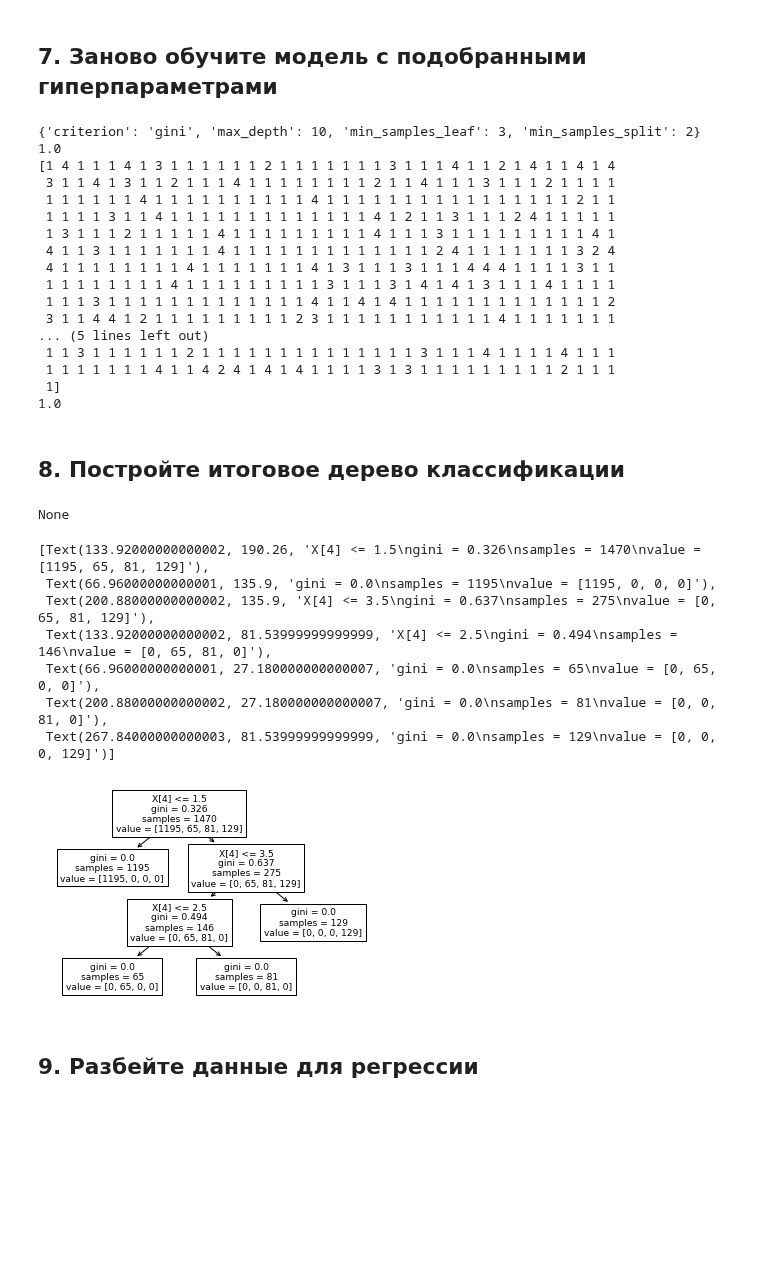
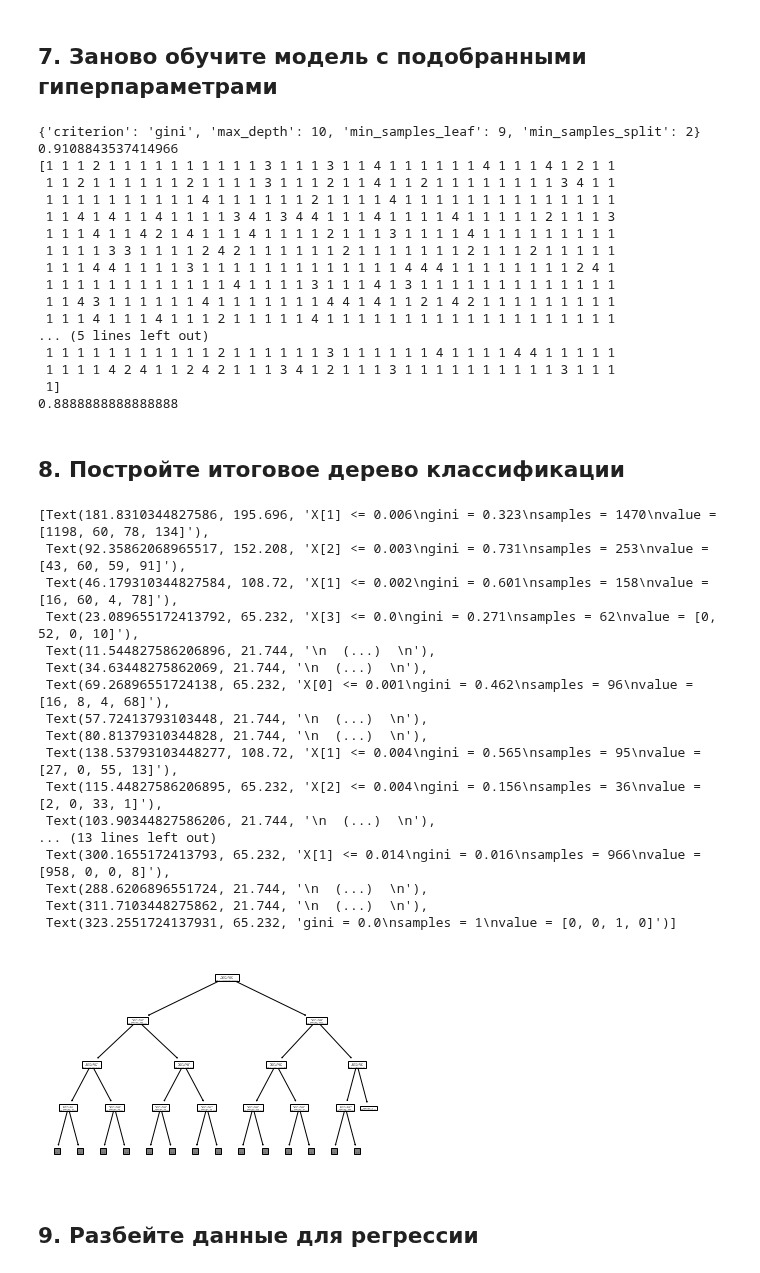
Before and after one commit to Teosof/mlearning, a Jupyter notebook: lab3/Liskunov_Roman_lab3.ipynb, the cells around one changed output. Drawn from its saved outputs; the diff is of its cells as text; code cells hidden in the pictures; blank space fills up the shorter version.

```diff
--- a/lab3/Liskunov_Roman_lab3.ipynb
+++ b/lab3/Liskunov_Roman_lab3.ipynb
@@ -47,6 +47,9 @@ regression: DataFrame = DataFrame(
         header=0
     )
 )
+# %%
+x = transformators.drop('label', axis=1)
+y = transformators.label
 # %% [markdown]
 ## 2. Отобразите несколько первых и несколько последних записей.
 # %%
@@ -75,12 +78,12 @@ print(regression.tail())
 # %% [markdown]
 ## 3. Разбейте данные для классификации
 # %%
-transformators_train, transformators_test = train_test_split(transformators, test_size=0.3, train_size=0.7)
+x_train, x_test, y_train, y_test = train_test_split(x, y, test_size=0.3, train_size=0.7)
 # %% [markdown]
 ## 4. Примените алгоритм дерева решений
 # %%
 clf: DecisionTreeClassifier = DecisionTreeClassifier()
-clf.fit(transformators_train, transformators_train.label)
+clf.fit(x_train, y_train)
 # %% [output]
 DecisionTreeClassifier()
 # %% [markdown]
@@ -154,49 +139,57 @@ GridSearchCV(cv=5, estimator=DecisionTreeClassifier(),
 # %%
 print(gs_result.best_params_)
 print(gs_result.best_score_)
-print(gs_result.predict(transformators_test))
+print(gs_result.predict(x_test))
 
-y_true = transformators_test.label
-y_pred = gs_result.predict(transformators_test)
-print(accuracy_score(test, pred, normalize=True))
+test = y_test
+pred = gs_result.predict(x_test)
+print(accuracy_score(y_test, pred, normalize=True))
 # %% [output]
-{'criterion': 'gini', 'max_depth': 10, 'min_samples_leaf': 3, 'min_samples_split': 2}
-1.0
-[1 4 1 1 1 4 1 3 1 1 1 1 1 1 2 1 1 1 1 1 1 1 3 1 1 1 4 1 1 2 1 4 1 1 4 1 4
- 3 1 1 4 1 3 1 1 2 1 1 1 4 1 1 1 1 1 1 1 1 2 1 1 4 1 1 1 3 1 1 1 2 1 1 1 1
- 1 1 1 1 1 1 4 1 1 1 1 1 1 1 1 1 1 4 1 1 1 1 1 1 1 1 1 1 1 1 1 1 1 1 2 1 1
- 1 1 1 1 3 1 1 4 1 1 1 1 1 1 1 1 1 1 1 1 1 4 1 2 1 1 3 1 1 1 2 4 1 1 1 1 1
- 1 3 1 1 1 2 1 1 1 1 1 4 1 1 1 1 1 1 1 1 1 4 1 1 1 3 1 1 1 1 1 1 1 1 1 4 1
- 4 1 1 3 1 1 1 1 1 1 1 4 1 1 1 1 1 1 1 1 1 1 1 1 1 2 4 1 1 1 1 1 1 1 3 2 4
- 4 1 1 1 1 1 1 1 1 4 1 1 1 1 1 1 1 4 1 3 1 1 1 3 1 1 1 4 4 4 1 1 1 1 3 1 1
- 1 1 1 1 1 1 1 1 4 1 1 1 1 1 1 1 1 1 3 1 1 1 3 1 4 1 4 1 3 1 1 1 4 1 1 1 1
- 1 1 1 3 1 1 1 1 1 1 1 1 1 1 1 1 1 4 1 1 4 1 4 1 1 1 1 1 1 1 1 1 1 1 1 1 2
- 3 1 1 4 4 1 2 1 1 1 1 1 1 1 1 1 2 3 1 1 1 1 1 1 1 1 1 1 1 4 1 1 1 1 1 1 1
+{'criterion': 'gini', 'max_depth': 10, 'min_samples_leaf': 9, 'min_samples_split': 2}
+0.9108843537414966
+[1 1 1 2 1 1 1 1 1 1 1 1 1 1 3 1 1 1 3 1 1 4 1 1 1 1 1 1 4 1 1 1 4 1 2 1 1
+ 1 1 2 1 1 1 1 1 1 2 1 1 1 1 3 1 1 1 2 1 1 4 1 1 2 1 1 1 1 1 1 1 1 3 4 1 1
+ 1 1 1 1 1 1 1 1 1 1 4 1 1 1 1 1 1 2 1 1 1 1 4 1 1 1 1 1 1 1 1 1 1 1 1 1 1
+ 1 1 4 1 4 1 1 4 1 1 1 1 3 4 1 3 4 4 1 1 1 4 1 1 1 1 4 1 1 1 1 1 2 1 1 1 3
+ 1 1 1 4 1 1 4 2 1 4 1 1 1 4 1 1 1 1 2 1 1 1 3 1 1 1 1 4 1 1 1 1 1 1 1 1 1
+ 1 1 1 1 3 3 1 1 1 1 2 4 2 1 1 1 1 1 1 2 1 1 1 1 1 1 1 2 1 1 1 2 1 1 1 1 1
+ 1 1 1 4 4 1 1 1 1 3 1 1 1 1 1 1 1 1 1 1 1 1 1 4 4 4 1 1 1 1 1 1 1 1 2 4 1
+ 1 1 1 1 1 1 1 1 1 1 1 1 4 1 1 1 1 3 1 1 1 4 1 3 1 1 1 1 1 1 1 1 1 1 1 1 1
+ 1 1 4 3 1 1 1 1 1 1 4 1 1 1 1 1 1 1 4 4 1 4 1 1 2 1 4 2 1 1 1 1 1 1 1 1 1
+ 1 1 1 4 1 1 1 4 1 1 1 2 1 1 1 1 1 4 1 1 1 1 1 1 1 1 1 1 1 1 1 1 1 1 1 1 1
 ... (5 lines left out)
- 1 1 3 1 1 1 1 1 1 2 1 1 1 1 1 1 1 1 1 1 1 1 1 1 3 1 1 1 4 1 1 1 1 4 1 1 1
- 1 1 1 1 1 1 1 4 1 1 4 2 4 1 4 1 4 1 1 1 1 3 1 3 1 1 1 1 1 1 1 1 1 2 1 1 1
+ 1 1 1 1 1 1 1 1 1 1 1 2 1 1 1 1 1 1 3 1 1 1 1 1 1 4 1 1 1 1 4 4 1 1 1 1 1
+ 1 1 1 1 4 2 4 1 1 2 4 2 1 1 1 3 4 1 2 1 1 1 3 1 1 1 1 1 1 1 1 1 1 3 1 1 1
  1]
-1.0
+0.8888888888888888
 # %% [markdown]
 ## 8. Постройте итоговое дерево классификации
 # %%
 graph = export_graphviz(
     clf,
     out_file =  "data/transformators.dot",
     filled = True,
     rounded = True
 )
-print(graph)
-tree.plot_tree(clf)
+plot_tree(clf, max_depth=3)
 # %% [output]
-None
+[Text(181.8310344827586, 195.696, 'X[1] <= 0.006\ngini = 0.323\nsamples = 1470\nvalue = [1198, 60, 78, 134]'),
+ Text(92.35862068965517, 152.208, 'X[2] <= 0.003\ngini = 0.731\nsamples = 253\nvalue = [43, 60, 59, 91]'),
+ Text(46.179310344827584, 108.72, 'X[1] <= 0.002\ngini = 0.601\nsamples = 158\nvalue = [16, 60, 4, 78]'),
+ Text(23.089655172413792, 65.232, 'X[3] <= 0.0\ngini = 0.271\nsamples = 62\nvalue = [0, 52, 0, 10]'),
+ Text(11.544827586206896, 21.744, '\n  (...)  \n'),
+ Text(34.63448275862069, 21.744, '\n  (...)  \n'),
+ Text(69.26896551724138, 65.232, 'X[0] <= 0.001\ngini = 0.462\nsamples = 96\nvalue = [16, 8, 4, 68]'),
+ Text(57.72413793103448, 21.744, '\n  (...)  \n'),
+ Text(80.81379310344828, 21.744, '\n  (...)  \n'),
+ Text(138.53793103448277, 108.72, 'X[1] <= 0.004\ngini = 0.565\nsamples = 95\nvalue = [27, 0, 55, 13]'),
+ Text(115.44827586206895, 65.232, 'X[2] <= 0.004\ngini = 0.156\nsamples = 36\nvalue = [2, 0, 33, 1]'),
+ Text(103.90344827586206, 21.744, '\n  (...)  \n'),
+... (13 lines left out)
+ Text(300.1655172413793, 65.232, 'X[1] <= 0.014\ngini = 0.016\nsamples = 966\nvalue = [958, 0, 0, 8]'),
+ Text(288.6206896551724, 21.744, '\n  (...)  \n'),
+ Text(311.7103448275862, 21.744, '\n  (...)  \n'),
+ Text(323.2551724137931, 65.232, 'gini = 0.0\nsamples = 1\nvalue = [0, 0, 1, 0]')]
-[Text(133.92000000000002, 190.26, 'X[4] <= 1.5\ngini = 0.326\nsamples = 1470\nvalue = [1195, 65, 81, 129]'),
- Text(66.96000000000001, 135.9, 'gini = 0.0\nsamples = 1195\nvalue = [1195, 0, 0, 0]'),
- Text(200.88000000000002, 135.9, 'X[4] <= 3.5\ngini = 0.637\nsamples = 275\nvalue = [0, 65, 81, 129]'),
- Text(133.92000000000002, 81.53999999999999, 'X[4] <= 2.5\ngini = 0.494\nsamples = 146\nvalue = [0, 65, 81, 0]'),
- Text(66.96000000000001, 27.180000000000007, 'gini = 0.0\nsamples = 65\nvalue = [0, 65, 0, 0]'),
- Text(200.88000000000002, 27.180000000000007, 'gini = 0.0\nsamples = 81\nvalue = [0, 0, 81, 0]'),
- Text(267.84000000000003, 81.53999999999999, 'gini = 0.0\nsamples = 129\nvalue = [0, 0, 0, 129]')]
-[figure, old version]
+[figure, new version]
 # %% [markdown]
 ## 9. Разбейте данные для регрессии
```
Also changed, not shown: parts of 11 cells of this notebook, 2 other files.
